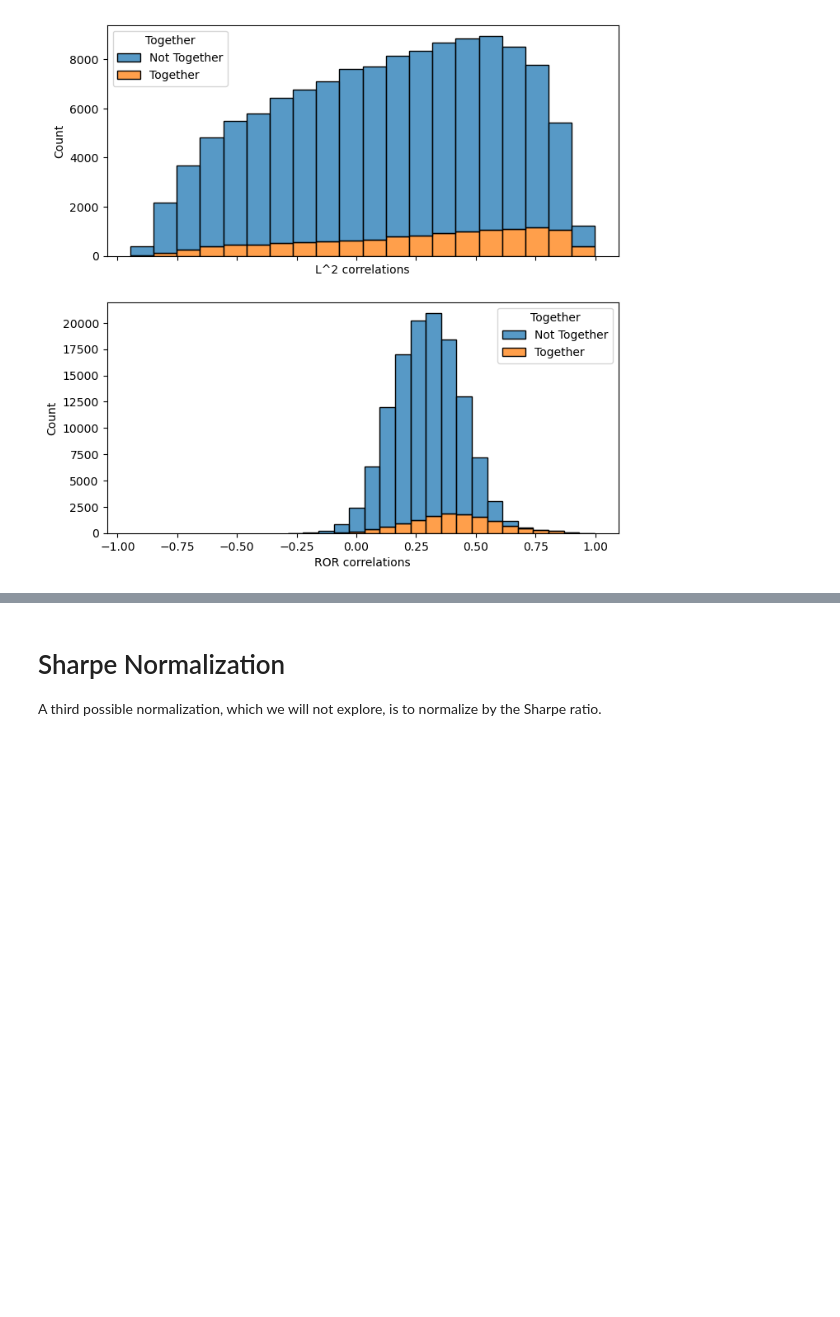
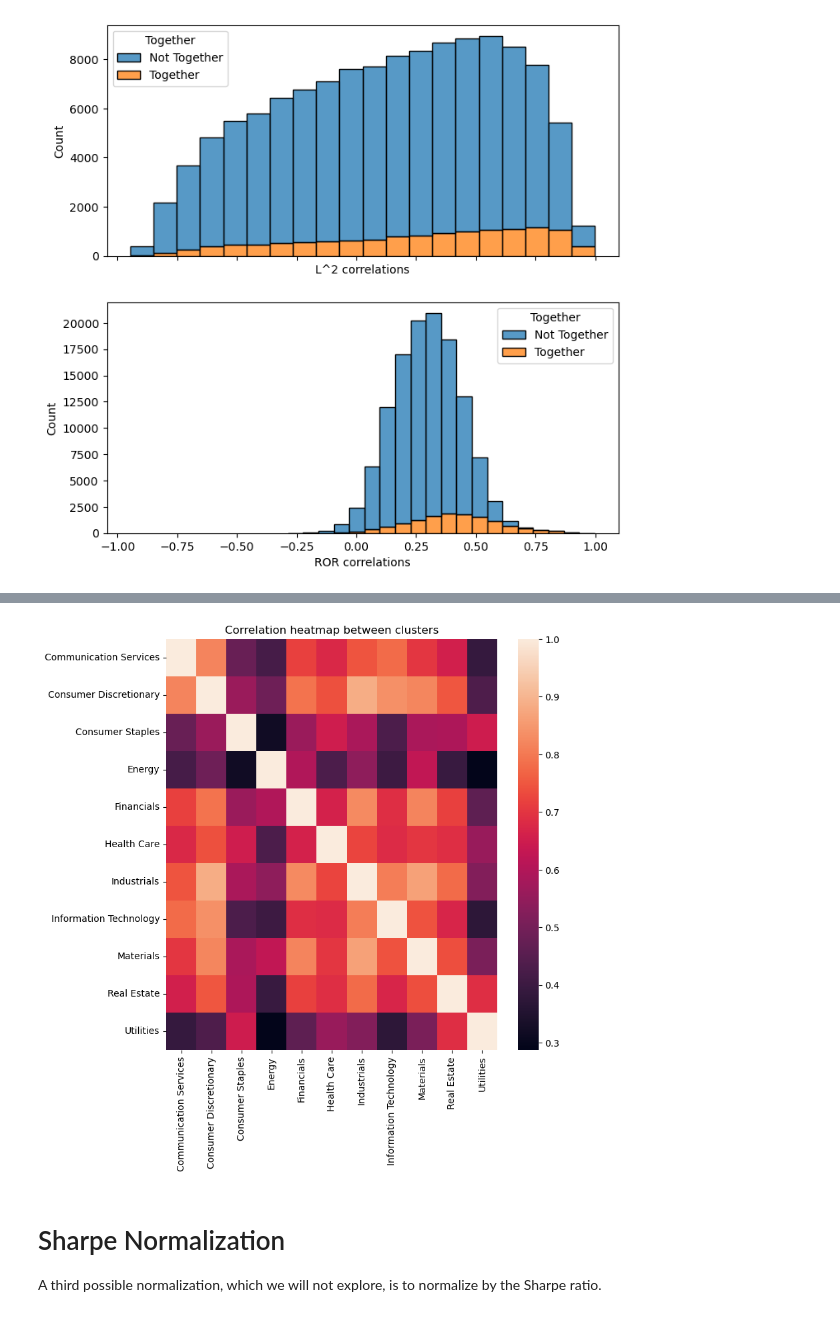
Before and after one commit to AssafBarNatan/SP500-clustering, a Jupyter notebook: EDA.ipynb, the cells around one changed output, grey strips where cells are left out. Saved outputs shown, nothing was run; the diff lists cells and outputs as text; code cells hidden in the pictures; blank space fills up the shorter version.

```diff
--- a/EDA.ipynb
+++ b/EDA.ipynb
@@ -415,3 +439,12 @@ Interesting to note that the "industry" clusters perform well in the Sharpe norm
+# %%
+f, ax = plt.subplots()
+f.set_figheight(8)
+f.set_figwidth(8)
+
+f = sns.heatmap(industry_averages_ROR.corr(), ax = ax)
+t = ax.set_title("Correlation heatmap between clusters")
+# %% [output]
+[figure, added]
 # %% [markdown]
 # Sharpe Normalization
 A third possible normalization, which we will not explore, is to normalize by the Sharpe ratio.
```
Also changed, not shown: parts of 5 cells of this notebook.
